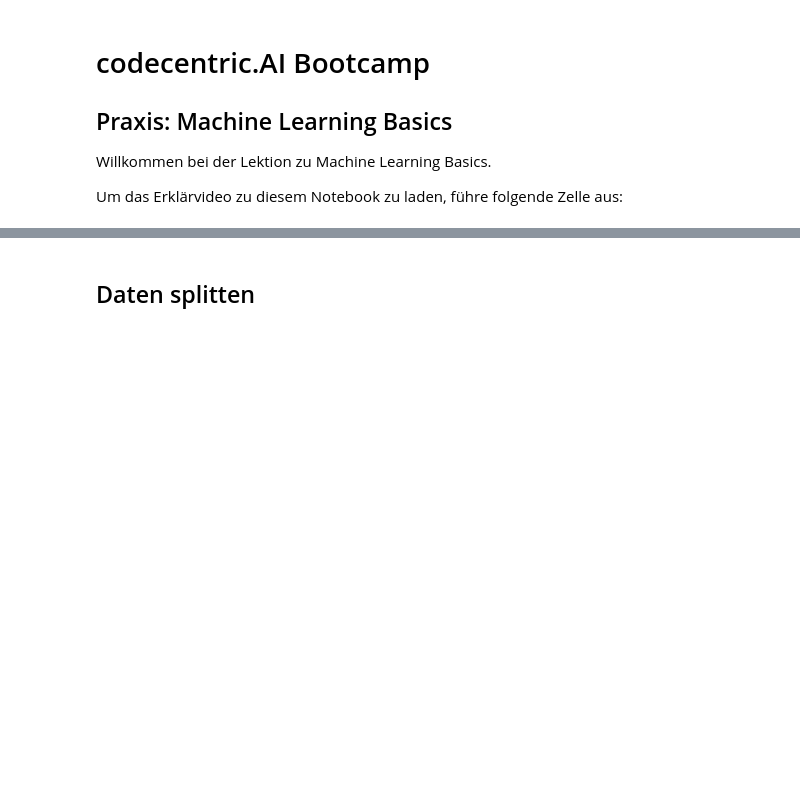
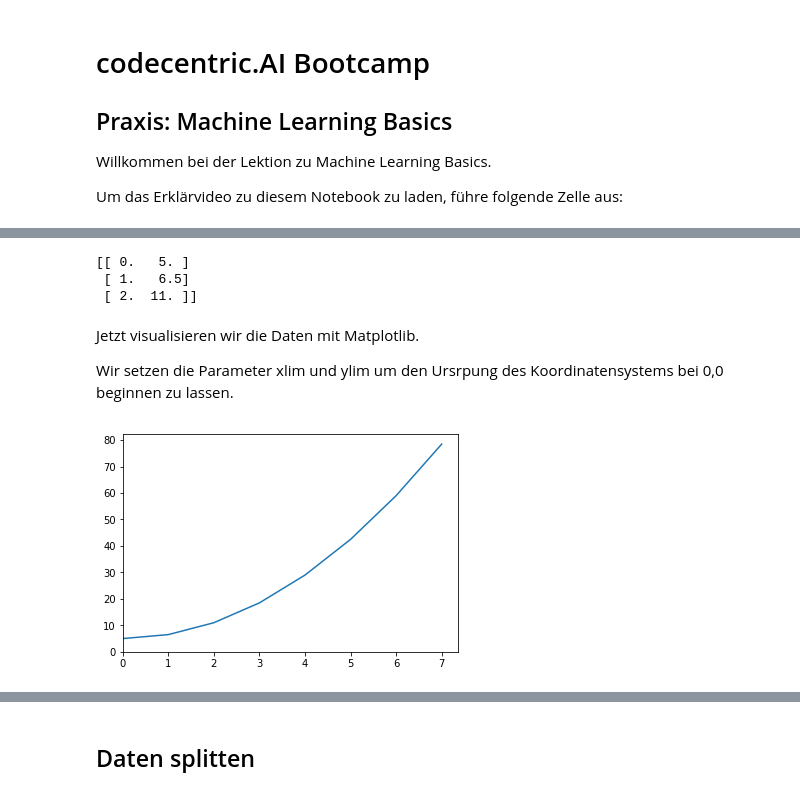
Before and after one commit to codecentric/codecentric.AI-bootcamp, a Jupyter notebook: notebooks/ml_basics/praxis_machine_learning_basics.ipynb, the cells around one changed output, grey strips where cells are left out. Drawn from its saved outputs; the diff is of its cells as text; code cells hidden in the pictures; blank space fills up the shorter version.

```diff
--- a/notebooks/ml_basics/praxis_machine_learning_basics.ipynb
+++ b/notebooks/ml_basics/praxis_machine_learning_basics.ipynb
@@ -26,0 +37,25 @@ DATEN = {}
+# %%
+# zunächst definieren wir eine Funktion, die wir annähern wollen
+f = lambda x: 1.5*x*x + 5
+num_datenpunkte = 8
+
+daten = np.array( [(x, f(x)) for x in range(num_datenpunkte)] )
+
+# jetzt geben wir die ersten beiden Tupel aus. Die Notation [:3] könnte man auch als [0:3] schreiben und bedeutet hier:
+# Elemente von 0 bis nicht einschliesslich 3
+print(daten[:3])
+# %% [output]
+[[ 0.   5. ]
+ [ 1.   6.5]
+ [ 2.  11. ]]
+# %% [markdown]
+Jetzt visualisieren wir die Daten mit Matplotlib.
+
+Wir setzen die Parameter xlim und ylim um den Ursrpung des Koordinatensystems bei 0,0 beginnen zu lassen.
+# %%
+plt.plot(daten[:, 0], daten[:, 1])
+plt.ylim(bottom=0)
+plt.xlim(left=0)
+plt.show()
+# %% [output]
+[figure, added]
```
Also changed, not shown: parts of 22 cells of this notebook.
